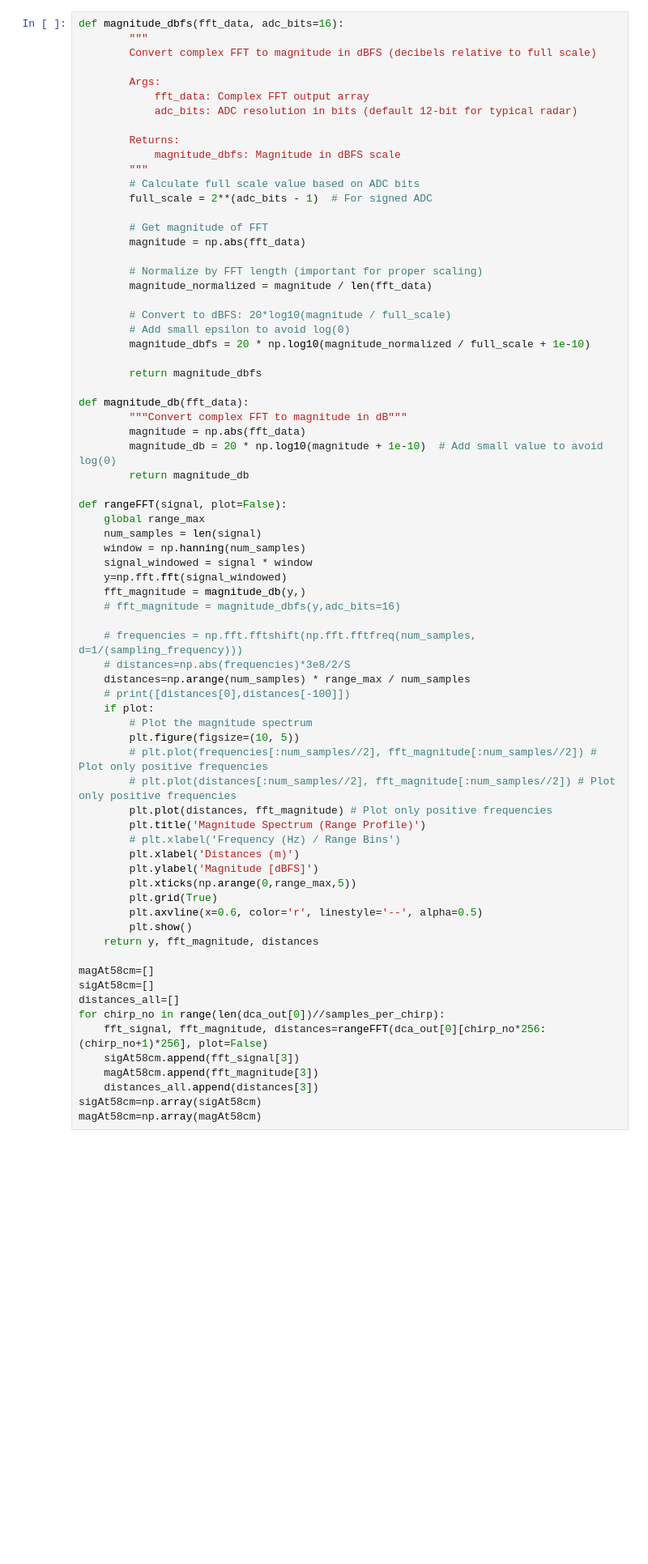
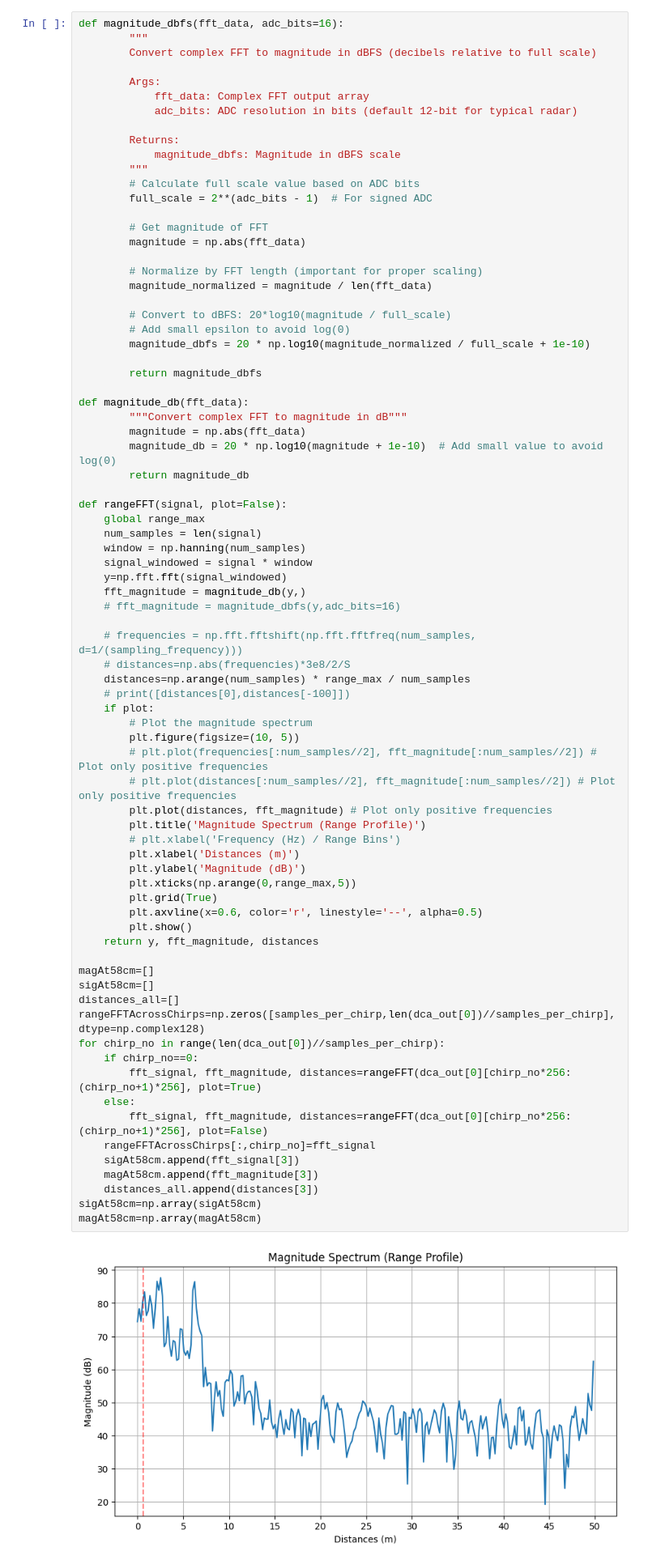
Before and after one commit to manavjeetsingh/mmWaveDataExtraction, a Jupyter notebook: rawDataProcessing.ipynb, the cells around one changed output. Shown: that part at 81% size. Cells and saved outputs as stored; diff of their text form; blank space fills up the shorter version.

```diff
--- a/rawDataProcessing.ipynb
+++ b/rawDataProcessing.ipynb
@@ -193,32 +193,39 @@ def rangeFFT(signal, plot=False):
     # fft_magnitude = magnitude_dbfs(y,adc_bits=16)
 
     # frequencies = np.fft.fftshift(np.fft.fftfreq(num_samples, d=1/(sampling_frequency)))
     # distances=np.abs(frequencies)*3e8/2/S
     distances=np.arange(num_samples) * range_max / num_samples
     # print([distances[0],distances[-100]])
     if plot:
         # Plot the magnitude spectrum
         plt.figure(figsize=(10, 5))
         # plt.plot(frequencies[:num_samples//2], fft_magnitude[:num_samples//2]) # Plot only positive frequencies
         # plt.plot(distances[:num_samples//2], fft_magnitude[:num_samples//2]) # Plot only positive frequencies
         plt.plot(distances, fft_magnitude) # Plot only positive frequencies
         plt.title('Magnitude Spectrum (Range Profile)')
         # plt.xlabel('Frequency (Hz) / Range Bins')
         plt.xlabel('Distances (m)')
-        plt.ylabel('Magnitude [dBFS]')
+        plt.ylabel('Magnitude (dB)')
         plt.xticks(np.arange(0,range_max,5))
         plt.grid(True)
         plt.axvline(x=0.6, color='r', linestyle='--', alpha=0.5)
         plt.show()
     return y, fft_magnitude, distances
 
 magAt58cm=[]
 sigAt58cm=[]
 distances_all=[]
+rangeFFTAcrossChirps=np.zeros([samples_per_chirp,len(dca_out[0])//samples_per_chirp],dtype=np.complex128)
 for chirp_no in range(len(dca_out[0])//samples_per_chirp):
-    fft_signal, fft_magnitude, distances=rangeFFT(dca_out[0][chirp_no*256:(chirp_no+1)*256], plot=False)
+    if chirp_no==0:
+        fft_signal, fft_magnitude, distances=rangeFFT(dca_out[0][chirp_no*256:(chirp_no+1)*256], plot=True)
+    else:
+        fft_signal, fft_magnitude, distances=rangeFFT(dca_out[0][chirp_no*256:(chirp_no+1)*256], plot=False)
+    rangeFFTAcrossChirps[:,chirp_no]=fft_signal
     sigAt58cm.append(fft_signal[3])
     magAt58cm.append(fft_magnitude[3])
     distances_all.append(distances[3])
 sigAt58cm=np.array(sigAt58cm)
 magAt58cm=np.array(magAt58cm)
+# %% [output]
+[figure, added]
```
Also changed, not shown: parts of 9 cells of this notebook, 13 other files.
